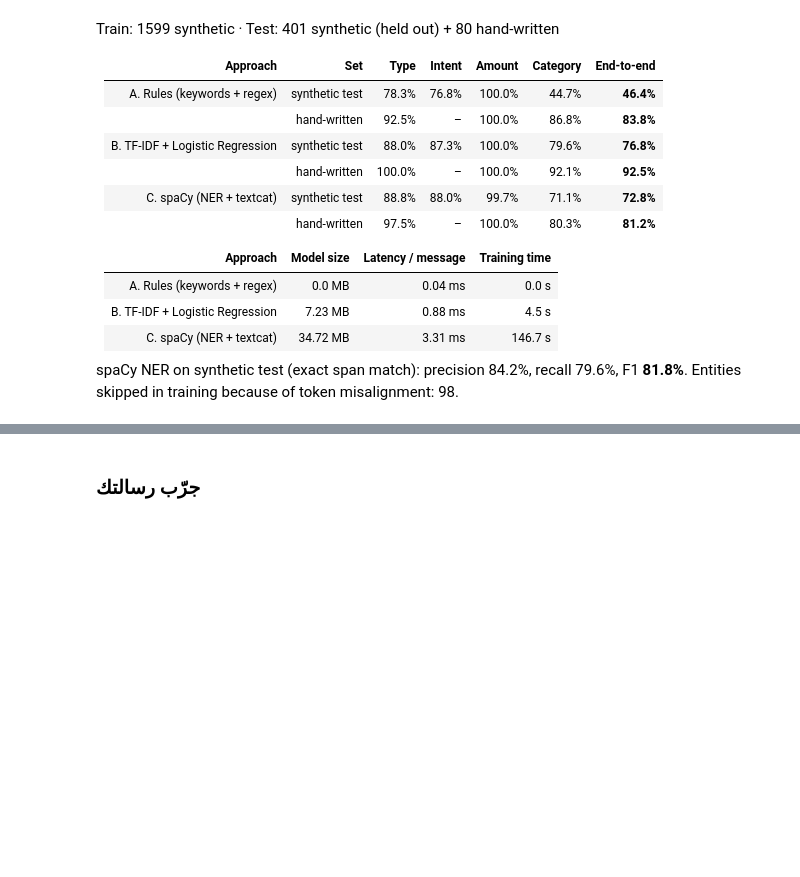
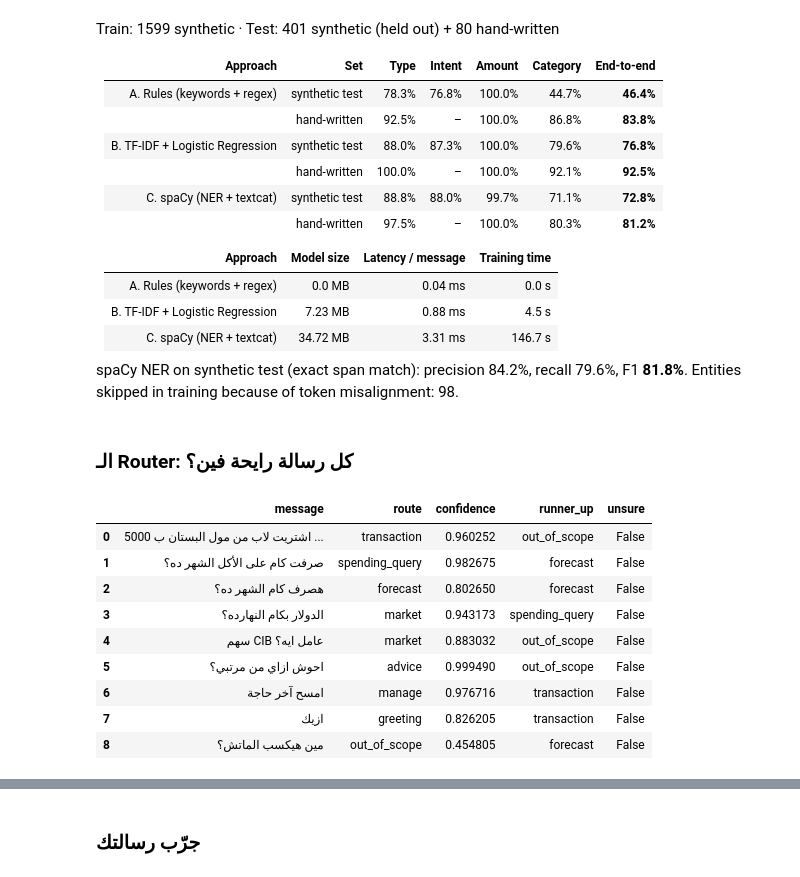
Before and after one commit to EyadMohamed919/ai-financial-advisor, a Jupyter notebook: ai-orchestrator/nlp_prototype/nlp_prototype_full.ipynb, the cells around one changed output, grey strips where cells are left out. Drawn from its saved outputs; the diff is of its cells as text; code cells hidden in the pictures; blank space fills up the shorter version.

```diff
--- a/ai-orchestrator/nlp_prototype/nlp_prototype_full.ipynb
+++ b/ai-orchestrator/nlp_prototype/nlp_prototype_full.ipynb
@@ -934,3 +1375,21 @@ Train: 1599 synthetic · Test: 401 synthetic (held out) + 80 hand-written
 | C. spaCy (NER + textcat) | 34.72 MB | 3.31 ms | 146.7 s |
 
 spaCy NER on synthetic test (exact span match): precision 84.2%, recall 79.6%, F1 **81.8%**. Entities skipped in training because of token misalignment: 98.
+# %% [markdown]
+### الـ Router: كل رسالة رايحة فين؟
+# %%
+router = Router().load()
+pd.DataFrame([{"message": t, **router.predict(t)} for t in [
+    "اشتريت لاب من مول البستان ب 5000 جنيه", "صرفت كام على الأكل الشهر ده؟", "هصرف كام الشهر ده؟",
+    "الدولار بكام النهارده؟", "سهم CIB عامل ايه؟", "احوش ازاي من مرتبي؟", "امسح آخر حاجة", "ازيك", "مين هيكسب الماتش؟"]])
+# %% [output]
+|  | message | route | confidence | runner_up | unsure |
+| 0 | اشتريت لاب من مول البستان ب 5000 ... | transaction | 0.960252 | out_of_scope | False |
+| 1 | صرفت كام على الأكل الشهر ده؟ | spending_query | 0.982675 | forecast | False |
+| 2 | هصرف كام الشهر ده؟ | forecast | 0.802650 | forecast | False |
+| 3 | الدولار بكام النهارده؟ | market | 0.943173 | spending_query | False |
+| 4 | سهم CIB عامل ايه؟ | market | 0.883032 | out_of_scope | False |
+| 5 | احوش ازاي من مرتبي؟ | advice | 0.999490 | out_of_scope | False |
+| 6 | امسح آخر حاجة | manage | 0.976716 | transaction | False |
+| 7 | ازيك | greeting | 0.826205 | transaction | False |
+| 8 | مين هيكسب الماتش؟ | out_of_scope | 0.454805 | forecast | False |
```
Also changed, not shown: parts of 15 cells of this notebook, 20 other files.
